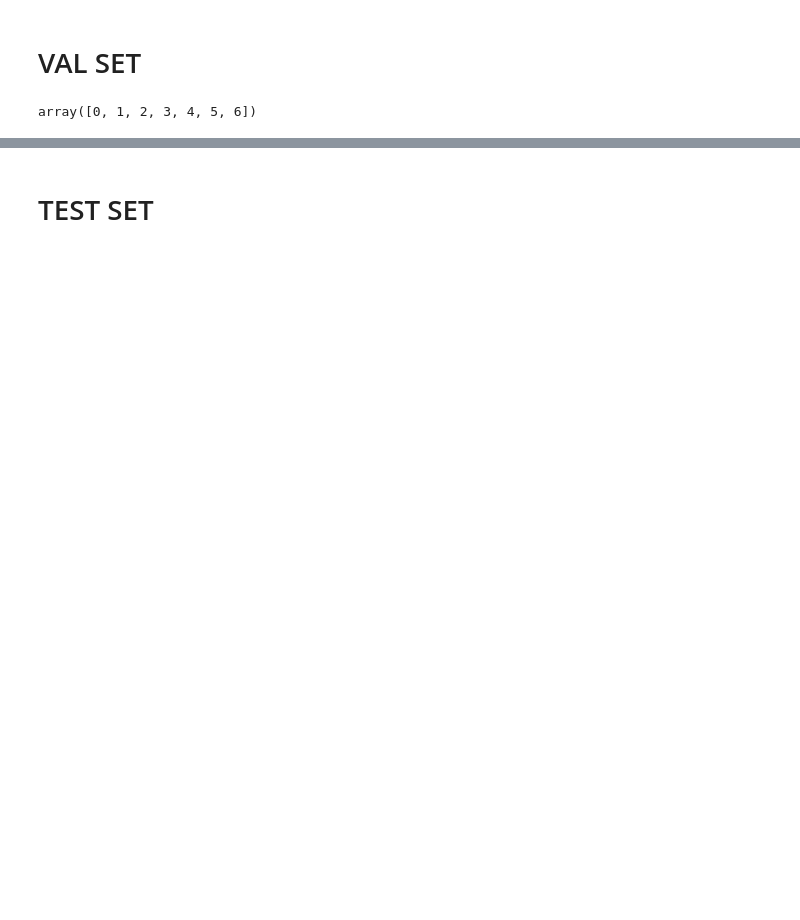
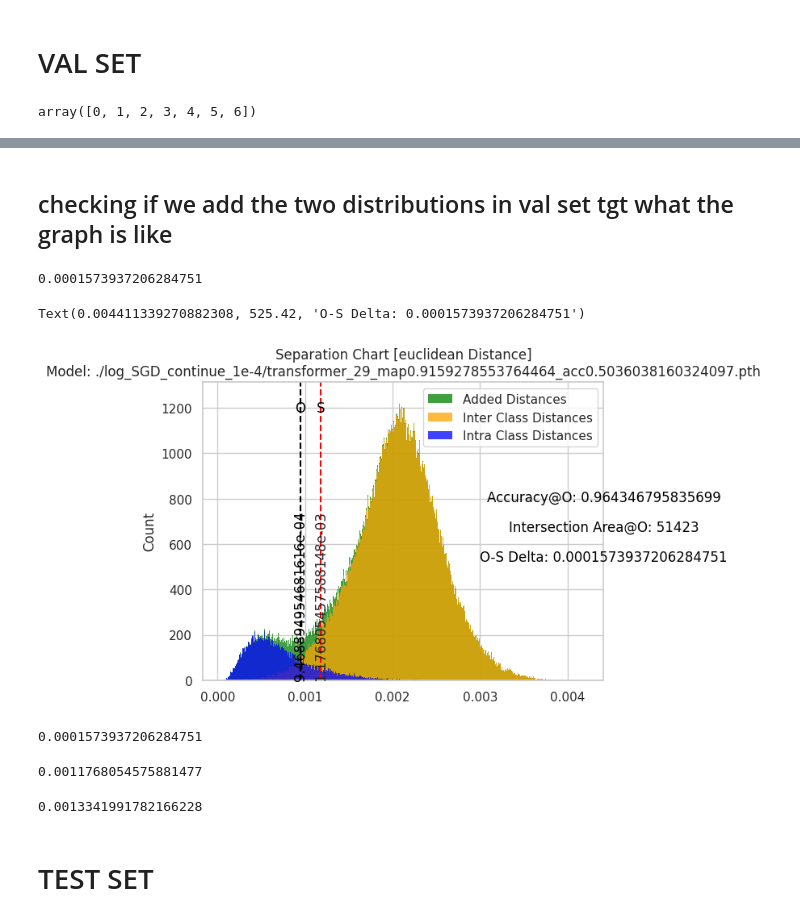
Before and after one commit to aliencaocao/TIL-2023, a Jupyter notebook: CV/SOLIDER-REID/plot_separation_chart_interactive.ipynb, the cells around one changed output, grey strips where cells are left out. Cells and saved outputs as stored; diff of their text form; code cells hidden in the pictures; blank space fills up the shorter version.

```diff
--- a/CV/SOLIDER-REID/plot_separation_chart_interactive.ipynb
+++ b/CV/SOLIDER-REID/plot_separation_chart_interactive.ipynb
@@ -59,3 +60,55 @@ print(optimal_thresh, accs[max_acc_index], intersection_area)
+# %% [markdown]
+## checking if we add the two distributions in val set tgt what the graph is like
+# %%
+added_distances = inter_class_distances + intra_class_distances
+
+kde = gaussian_kde(added_distances)
+x = np.linspace(np.min(added_distances), np.max(added_distances), num=2000)
+kde_plot = kde(x)
+gradient = np.gradient(kde_plot)
+# Find the indices where the gradient changes sign (stationary points)
+stationary_indices = np.where(np.diff(np.sign(gradient)))[0]
+# %%
+delta = optimal_thresh - x[stationary_indices][1]
+delta
+# %% [output]
+0.0001573937206284751
+# %%
+# Plot the histogram for inter_class_distances (Dissimilar) with orange color
+sns.histplot(added_distances, color='green', label='Added Distances', binwidth=1e-6, binrange=(min_value_of_both, max_value_of_both))
+
+sns.histplot(inter_class_distances, color='orange', label='Inter Class Distances', binwidth=1e-6, binrange=(min_value_of_both, max_value_of_both))
+# Plot the histogram for intra_class_distances (Similar) with blue color
+sns.histplot(intra_class_distances, color='blue', label='Intra Class Distances', binwidth=1e-6, binrange=(min_value_of_both, max_value_of_both))
+plt.title(f'Separation Chart [euclidean Distance]\nModel: {model_path}')
+plt.legend()
+
+plt.axvline(x[stationary_indices][1], color='red', linestyle='--')
+plt.text(x[stationary_indices][1], 0, f'{x[stationary_indices][1]:.15e}', rotation=90, verticalalignment='bottom', horizontalalignment='center')
+plt.text(x[stationary_indices][1], plt.ylim()[1] * 0.9, 'S', color='black', ha='center')
+
+plt.axvline(x=optimal_thresh, color='black', linestyle='--', label='Intersection Point')
+plt.text(optimal_thresh, 0, f'{optimal_thresh:.15e}', color='black', rotation=90, verticalalignment='bottom', horizontalalignment='center')
+plt.text(optimal_thresh, plt.ylim()[1] * 0.9, 'O', color='black', ha='center')
+
+plt.text(plt.xlim()[1], plt.ylim()[1] * 0.6, f'Accuracy@O: {accs[max_acc_index]}', color='black', ha='center')
+plt.text(plt.xlim()[1], plt.ylim()[1] * 0.5, f'Intersection Area@O: {intersection_area}', color='black', ha='center')
+plt.text(plt.xlim()[1], plt.ylim()[1] * 0.4, f'O-S Delta: {delta}', color='black', ha='center')
+# %% [output]
+Text(0.004411339270882308, 525.42, 'O-S Delta: 0.0001573937206284751')
+[figure, added]
+# %%
+delta
+# %% [output]
+0.0001573937206284751
+# %%
+stationary_pt_xs[1]
+# %% [output]
+0.0011768054575881477
+# %%
+stationary_pt_xs[1]+delta
+# %% [output]
+0.0013341991782166228
 # %% [markdown]
 # TEST SET
 # %%
```
Also changed, not shown: parts of 8 cells of this notebook, 1 other file.
